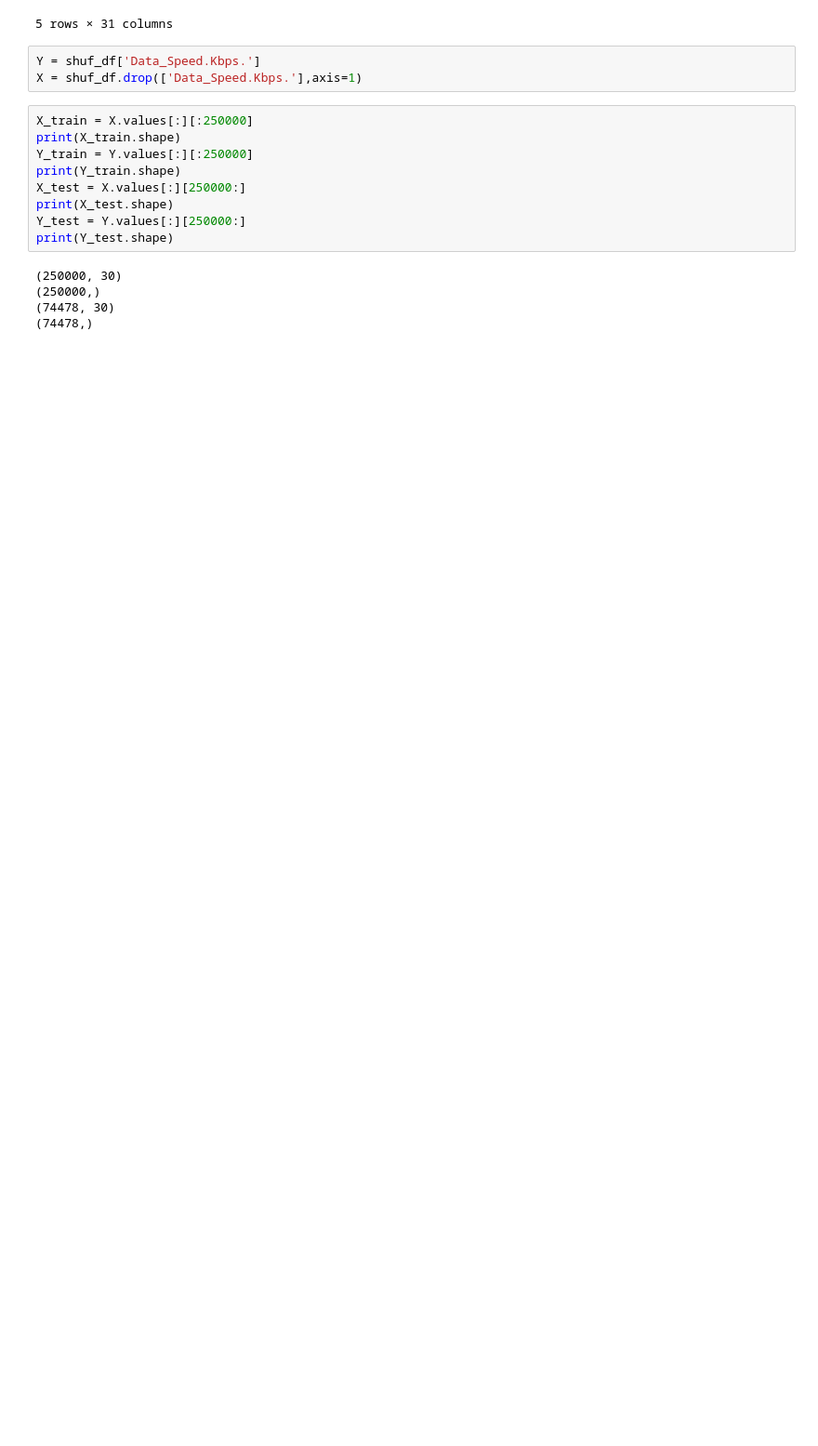
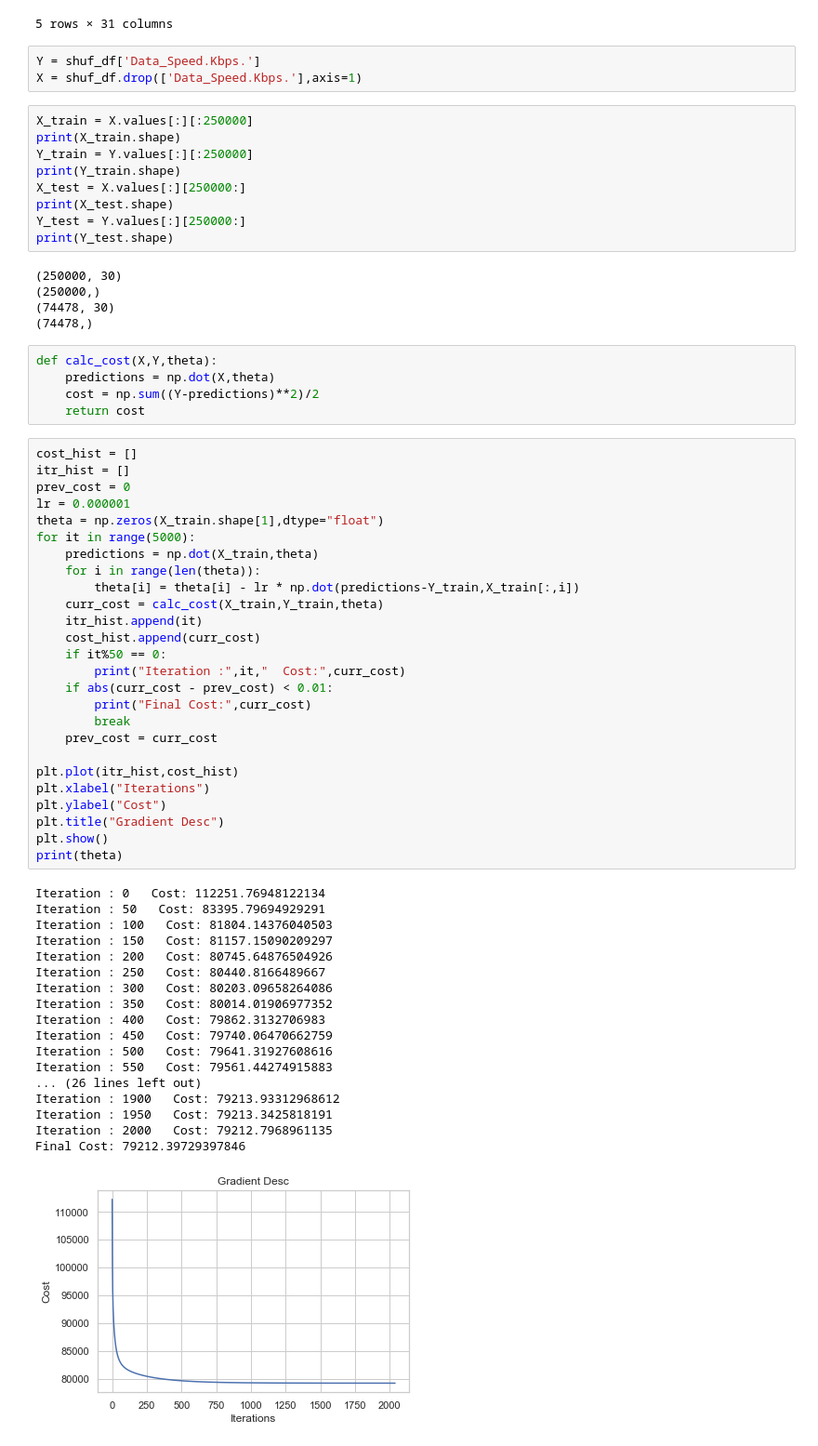
Before and after one commit to pyt243/DM-Project-MyCallSpeed, a Jupyter notebook: code/ISP Recommender and Analyser System.ipynb, the cells around one changed output. Shown at 93% size. Drawn from its saved outputs; the diff is of its cells as text; blank space fills up the shorter version.

```diff
--- a/code/ISP Recommender and Analyser System.ipynb
+++ b/code/ISP Recommender and Analyser System.ipynb
@@ -757,3 +757,53 @@ print(Y_test.shape)
 (250000,)
 (74478, 30)
 (74478,)
+# %%
+def calc_cost(X,Y,theta):
+    predictions = np.dot(X,theta)
+    cost = np.sum((Y-predictions)**2)/2
+    return cost
+# %%
+cost_hist = []
+itr_hist = []
+prev_cost = 0
+lr = 0.000001
+theta = np.zeros(X_train.shape[1],dtype="float")
+for it in range(5000):
+    predictions = np.dot(X_train,theta)
+    for i in range(len(theta)):
+        theta[i] = theta[i] - lr * np.dot(predictions-Y_train,X_train[:,i])
+    curr_cost = calc_cost(X_train,Y_train,theta)
+    itr_hist.append(it)
+    cost_hist.append(curr_cost)
+    if it%50 == 0:
+        print("Iteration :",it,"  Cost:",curr_cost)
+    if abs(curr_cost - prev_cost) < 0.01:
+        print("Final Cost:",curr_cost)
+        break
+    prev_cost = curr_cost
+
+plt.plot(itr_hist,cost_hist)
+plt.xlabel("Iterations")
+plt.ylabel("Cost")
+plt.title("Gradient Desc")
+plt.show()
+print(theta)
+# %% [output]
+Iteration : 0   Cost: 112251.76948122134
+Iteration : 50   Cost: 83395.79694929291
+Iteration : 100   Cost: 81804.14376040503
+Iteration : 150   Cost: 81157.15090209297
+Iteration : 200   Cost: 80745.64876504926
+Iteration : 250   Cost: 80440.8166489667
+Iteration : 300   Cost: 80203.09658264086
+Iteration : 350   Cost: 80014.01906977352
+Iteration : 400   Cost: 79862.3132706983
+Iteration : 450   Cost: 79740.06470662759
+Iteration : 500   Cost: 79641.31927608616
+Iteration : 550   Cost: 79561.44274915883
+... (26 lines left out)
+Iteration : 1900   Cost: 79213.93312968612
+Iteration : 1950   Cost: 79213.3425818191
+Iteration : 2000   Cost: 79212.7968961135
+Final Cost: 79212.39729397846
+[figure, added]
```
Also changed, not shown: parts of 10 cells of this notebook.
